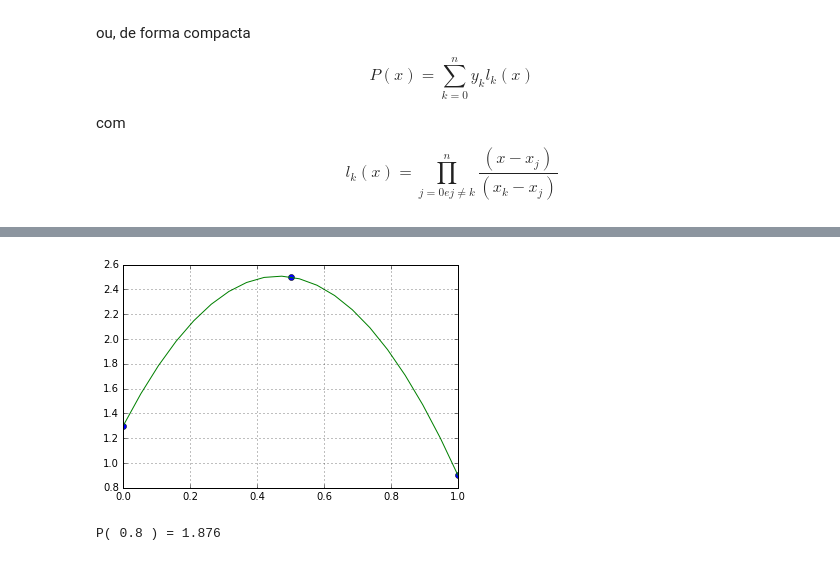
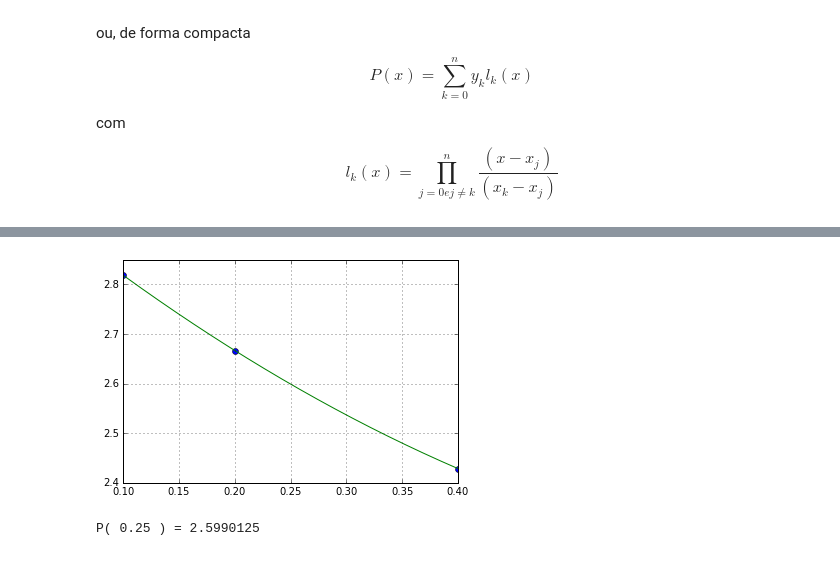
Before and after one commit to tiagoburiol/NUMETHODS, a Jupyter notebook: 5. INTERPOLACAO/5.2_formula_de_lagrange.ipynb, the cells around one changed output, grey strips where cells are left out. Saved outputs shown, nothing was run; the diff lists cells and outputs as text; code cells hidden in the pictures.

```diff
--- a/5. INTERPOLACAO/5.2_formula_de_lagrange.ipynb
+++ b/5. INTERPOLACAO/5.2_formula_de_lagrange.ipynb
@@ -59,34 +84,34 @@ Agora, um script Pyhton que implementa a fórmula de Lagrange para o mesmo probl
 # %%
 % matplotlib inline
 import matplotlib.pyplot as plt
 
-X = [0.0, 0.5, 1.0]
-Y = [1.3, 2.5, 0.9]
+X = [0.1, 0.2, 0.4]
+Y = [2.8184, 2.6667, 2.4286]
 
 n = len(Y)
 
 def calculaP(x):
     valor = 0
     for k in range(n):
         lk = 1.0
         for i in range(n):
             if k != i:
                 lk = lk*(x - X[i])/(X[k]-X[i])
         valor = valor + Y[k]*lk
     return valor
 
 Ynew = []
 Xnew = np.linspace(X[0], X[-1], num=20)
 for xnew in Xnew:
     ynew = calculaP(xnew)
     Ynew.append(ynew)
 
 plt.plot(X, Y, 'o', Xnew, Ynew,'-')
 plt.grid()
 plt.show()
 
-x = 0.8
+x = 0.25
 print ("P(",x,") =", calculaP(x))
 # %% [output]
-[figure, old version]
+[figure, new version]
-P( 0.8 ) = 1.876
+P( 0.25 ) = 2.5990125
```
Also changed, not shown: parts of 7 cells of this notebook, 1 other file.
